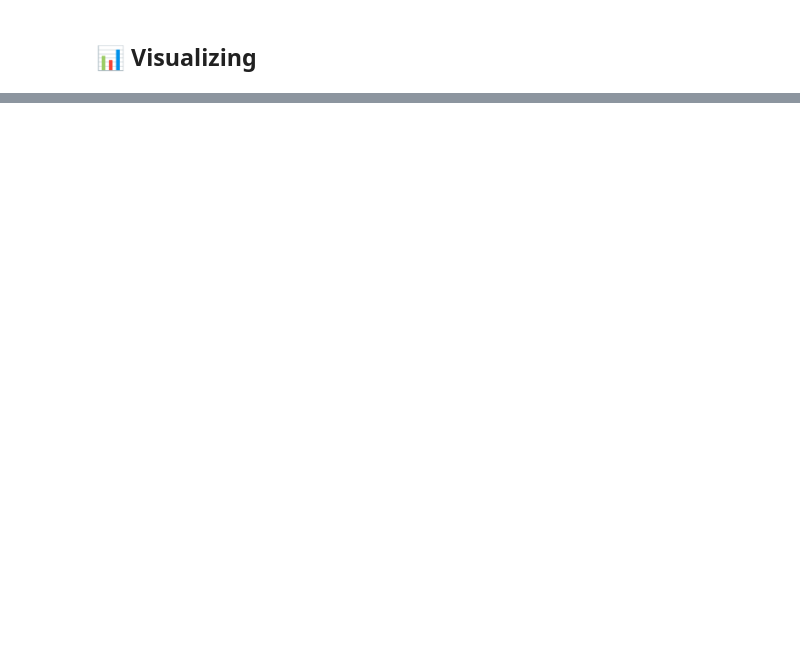
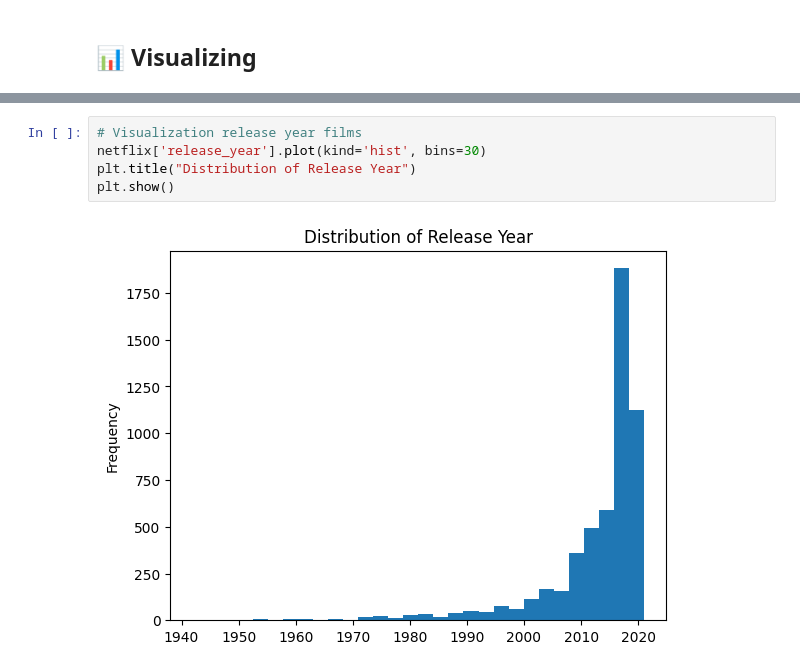
Before and after one commit to Gdyczko/Netflix-Movies-and-TV-Shows, a Jupyter notebook: Netflix_Movies_and_TV_Shows.ipynb, the cells around one changed output, grey strips where cells are left out. Saved outputs shown, nothing was run; the diff lists cells and outputs as text; blank space fills up the shorter version.

```diff
--- a/Netflix_Movies_and_TV_Shows.ipynb
+++ b/Netflix_Movies_and_TV_Shows.ipynb
@@ -594 +542,8 @@ Text(0, 0.5, 'Count')
 [figure]
+# %%
+# Visualization release year films
+netflix['release_year'].plot(kind='hist', bins=30)
+plt.title("Distribution of Release Year")
+plt.show()
+# %% [output]
+[figure, added]
```
Also changed, not shown: parts of 52 cells of this notebook.
